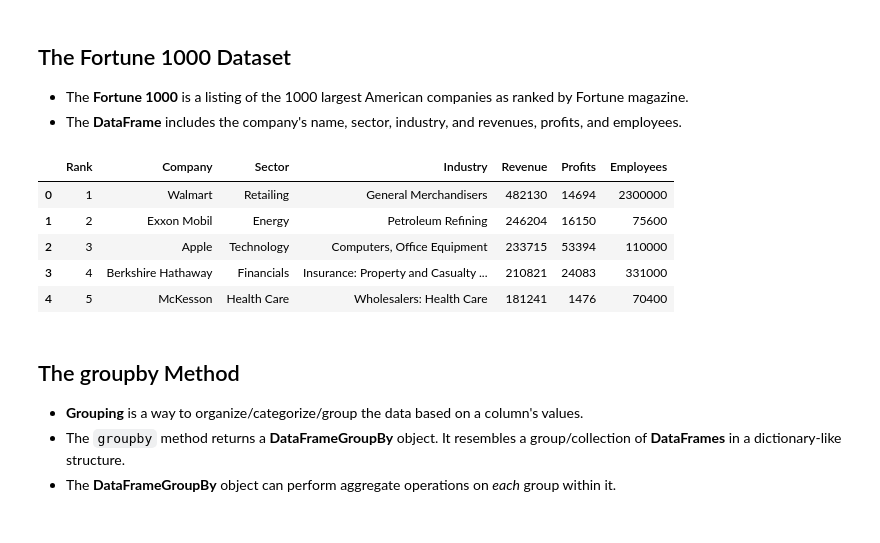
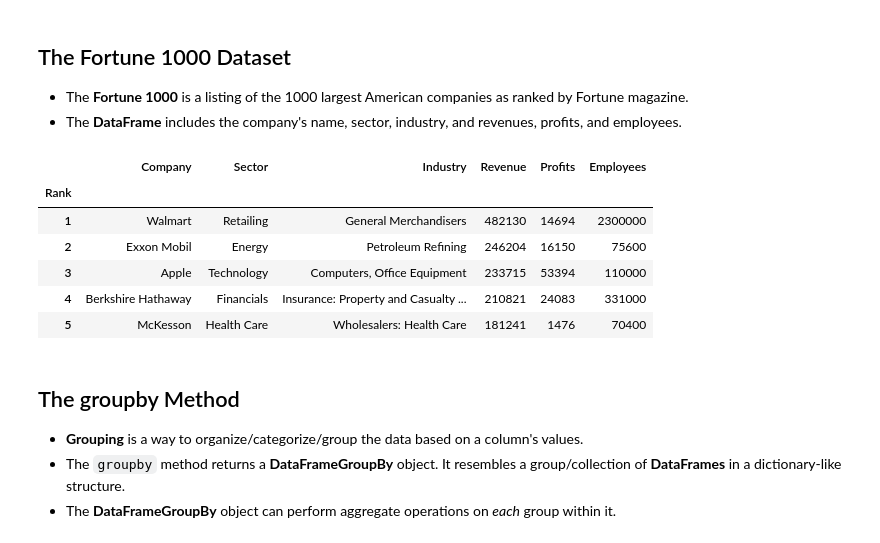
Before and after one commit to bocongamco/jupyter_learning, a Jupyter notebook: 09 - The GroupBy Object.ipynb, the cells around one changed output. Drawn from its saved outputs; the diff is of its cells as text; code cells hidden in the pictures.

```diff
--- a/09 - The GroupBy Object.ipynb
+++ b/09 - The GroupBy Object.ipynb
@@ -7,15 +7,16 @@ import pandas as pd
 - The **Fortune 1000** is a listing of the 1000 largest American companies as ranked by Fortune magazine.
 - The **DataFrame** includes the company's name, sector, industry, and revenues, profits, and employees.
 # %%
-fortune = pd.read_csv("fortune1000.csv",index_co)
+fortune = pd.read_csv("fortune1000.csv",index_col="Rank")
 fortune.head()
 # %% [output]
-|  | Rank | Company | Sector | Industry | Revenue | Profits | Employees |
-| 0 | 1 | Walmart | Retailing | General Merchandisers | 482130 | 14694 | 2300000 |
-| 1 | 2 | Exxon Mobil | Energy | Petroleum Refining | 246204 | 16150 | 75600 |
-| 2 | 3 | Apple | Technology | Computers, Office Equipment | 233715 | 53394 | 110000 |
-| 3 | 4 | Berkshire Hathaway | Financials | Insurance: Property and Casualty ... | 210821 | 24083 | 331000 |
-| 4 | 5 | McKesson | Health Care | Wholesalers: Health Care | 181241 | 1476 | 70400 |
+|  | Company | Sector | Industry | Revenue | Profits | Employees |
+| Rank |  |  |  |  |  |  |
+| 1 | Walmart | Retailing | General Merchandisers | 482130 | 14694 | 2300000 |
+| 2 | Exxon Mobil | Energy | Petroleum Refining | 246204 | 16150 | 75600 |
+| 3 | Apple | Technology | Computers, Office Equipment | 233715 | 53394 | 110000 |
+| 4 | Berkshire Hathaway | Financials | Insurance: Property and Casualty ... | 210821 | 24083 | 331000 |
+| 5 | McKesson | Health Care | Wholesalers: Health Care | 181241 | 1476 | 70400 |
 # %% [markdown]
 ## The groupby Method
 - **Grouping** is a way to organize/categorize/group the data based on a column's values.
```
Also changed, not shown: parts of 14 cells of this notebook.
